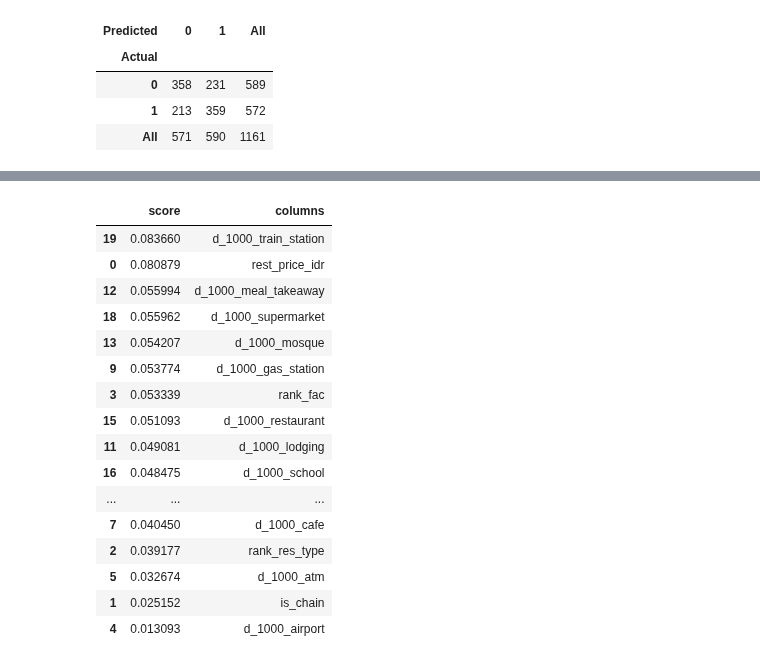
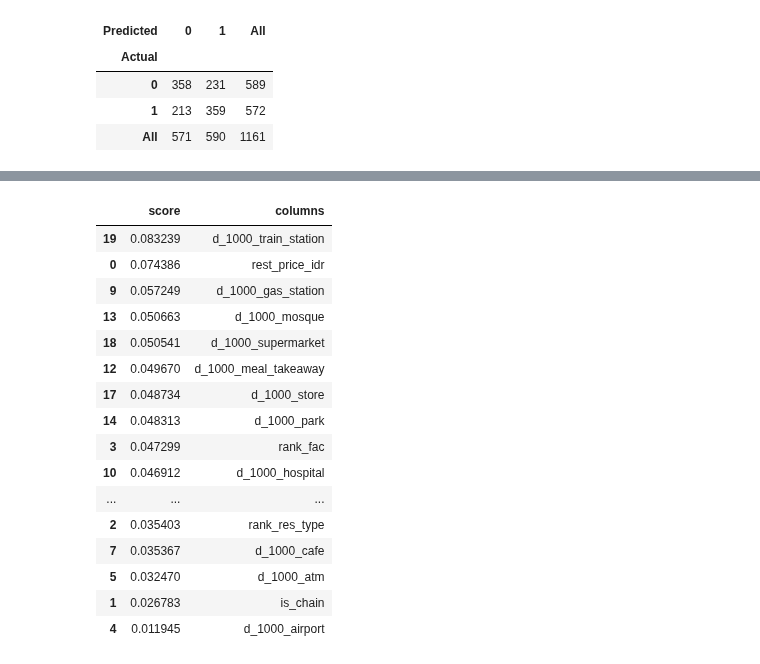
Before and after one commit to adamaulia/AdamThesis, a Jupyter notebook: 4_model.ipynb, the cells around one changed output, grey strips where cells are left out. Cells and saved outputs as stored; diff of their text form; code cells hidden in the pictures.

Commit message:
fixing restaurant price bug

```diff
--- a/4_model.ipynb
+++ b/4_model.ipynb
@@ -426,7 +461,7 @@ df_zom_poi = pd.read_csv('data/3_clean_zomato_gof_1000.csv')
 df_zom_poi['rest_price_idr'] = df_zom_poi['rest_price_idr'] / 1000
 df_zom_poi['rest_price_idr'] = df_zom_poi['rest_price_idr'].astype(int)
 
-drop_column = ['url','index','rating','lat','long','review','new_code_res_type','new_code_fac','geohash']
+drop_column = ['url','index','rating','lat','long','review','new_code_res_type','new_code_fac','geohash','encode']
 target_column = 'rating'
 
 # scaled the values
@@ -537,23 +572,23 @@ dtypes: float64(22), int64(1)
 memory usage: 1.0 MB
 # %%
 # feature importance
-df_feat = pd.DataFrame({'score':model_zom_geo_1000.feature_importances_,'columns':X_train.columns})
+df_feat = pd.DataFrame({'score':model_xgbr.feature_importances_,'columns':X_train.columns})
 df_feat.sort_values('score',ascending=False)
 # %% [output]
 |  | score | columns |
-| 19 | 0.083660 | d_1000_train_station |
-| 0 | 0.080879 | rest_price_idr |
-| 12 | 0.055994 | d_1000_meal_takeaway |
-| 18 | 0.055962 | d_1000_supermarket |
-| 13 | 0.054207 | d_1000_mosque |
-| 9 | 0.053774 | d_1000_gas_station |
-| 3 | 0.053339 | rank_fac |
-| 15 | 0.051093 | d_1000_restaurant |
-| 11 | 0.049081 | d_1000_lodging |
-| 16 | 0.048475 | d_1000_school |
+| 19 | 0.083239 | d_1000_train_station |
+| 0 | 0.074386 | rest_price_idr |
+| 9 | 0.057249 | d_1000_gas_station |
+| 13 | 0.050663 | d_1000_mosque |
+| 18 | 0.050541 | d_1000_supermarket |
+| 12 | 0.049670 | d_1000_meal_takeaway |
+| 17 | 0.048734 | d_1000_store |
+| 14 | 0.048313 | d_1000_park |
+| 3 | 0.047299 | rank_fac |
+| 10 | 0.046912 | d_1000_hospital |
 | ... | ... | ... |
-| 7 | 0.040450 | d_1000_cafe |
-| 2 | 0.039177 | rank_res_type |
-| 5 | 0.032674 | d_1000_atm |
-| 1 | 0.025152 | is_chain |
-| 4 | 0.013093 | d_1000_airport |
+| 2 | 0.035403 | rank_res_type |
+| 7 | 0.035367 | d_1000_cafe |
+| 5 | 0.032470 | d_1000_atm |
+| 1 | 0.026783 | is_chain |
+| 4 | 0.011945 | d_1000_airport |
```
Also changed, not shown: parts of 16 cells of this notebook, 10 other files.
